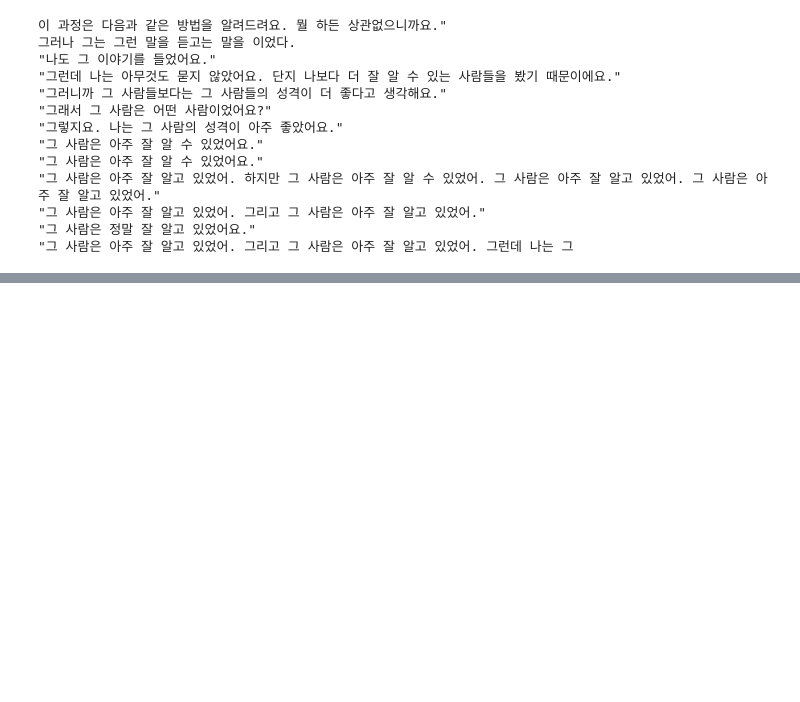
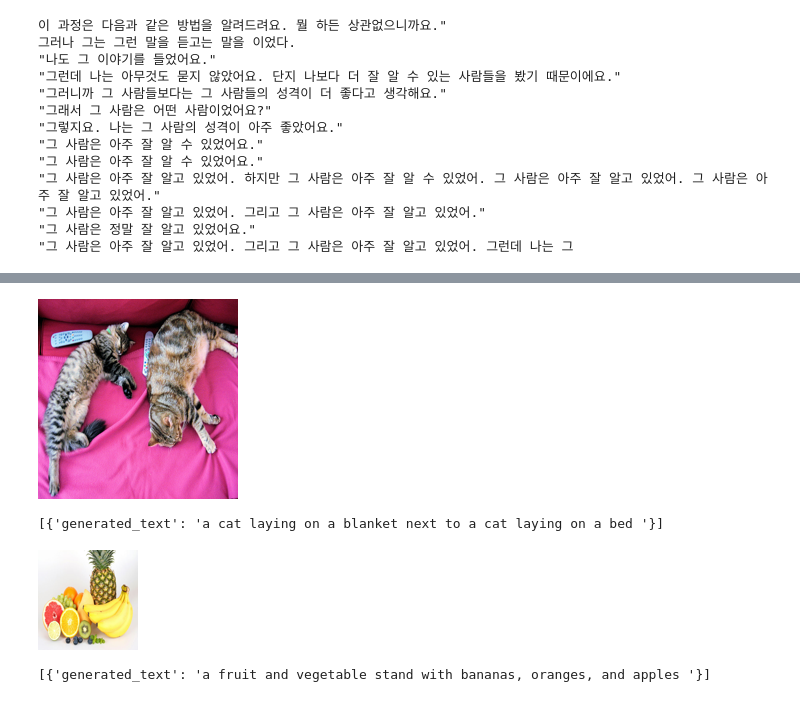
Before and after one commit to jaynano44/ai, a Jupyter notebook: source/08_LLM/ch1.허깅페이스.ipynb, the cells around one changed output, grey strips where cells are left out. Drawn from its saved outputs; the diff is of its cells as text; code cells hidden in the pictures; blank space fills up the shorter version.

```diff
--- a/source/08_LLM/ch1.허깅페이스.ipynb
+++ b/source/08_LLM/ch1.허깅페이스.ipynb
@@ -287,0 +538,3 @@ True
+# %%
+url ="http://images.cocodataset.org/val2017/000000039769.jpg"
+image2text(url,max_new_tokens=30) # 최대 30토큰으로 이미지에 대해 설명하는 text
@@ -287,0 +546,23 @@ True
+# %%
+import requests
+from PIL import Image
+image = Image.open(requests.get(url,stream=True).raw)
+small_image = image.resize((200,200))
+small_image
+# %% [output]
+[figure, added]
+# %%
+image2text(image)
+# %% [output]
+[{'generated_text': 'a cat laying on a blanket next to a cat laying on a bed '}]
+# %%
+# 내 로컬 pc의 이미지를 설명해줘
+from PIL import Image
+image = Image.open('images/fruits.jpeg')
+image.resize((100,100))
+# %% [output]
+[figure, added]
+# %%
+image2text(image)
+# %% [output]
+[{'generated_text': 'a fruit and vegetable stand with bananas, oranges, and apples '}]
```
Also changed, not shown: parts of 48 cells of this notebook, 12 other files.
